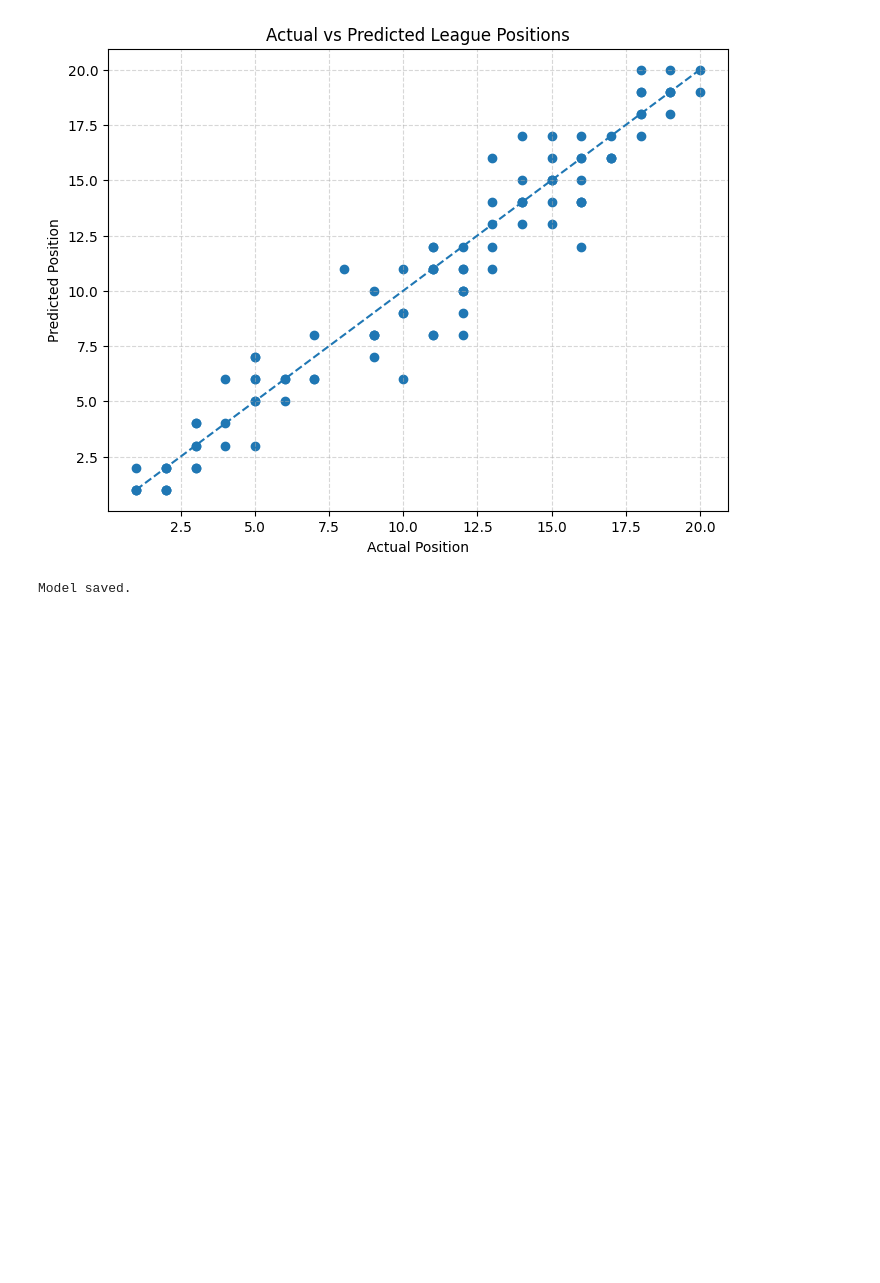
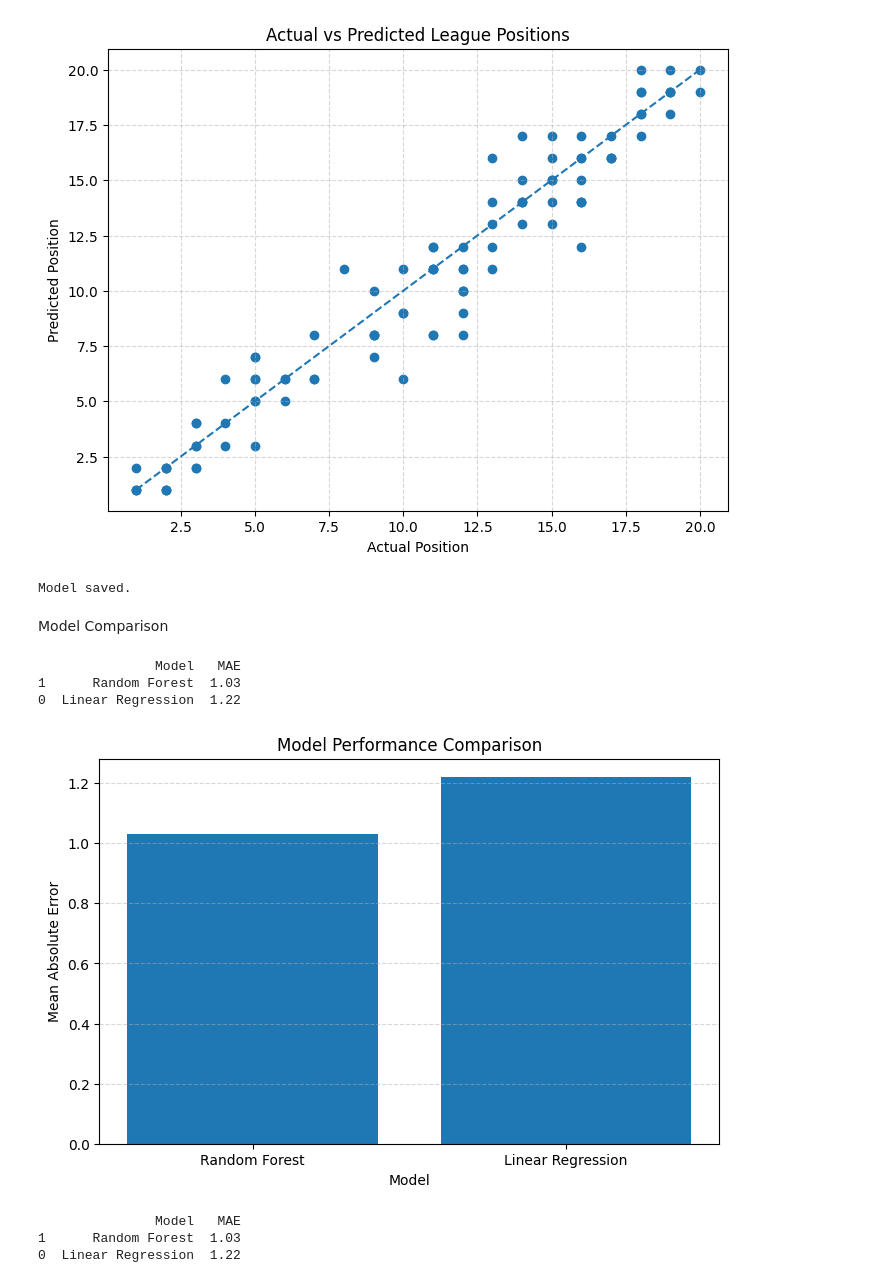
Before and after one commit to milliemcvey/prem-predictor, a Jupyter notebook: notebooks/04-model-training.ipynb, the cells around one changed output. Cells and saved outputs as stored; diff of their text form; code cells hidden in the pictures; blank space fills up the shorter version.

Commit message:
Model Performance Comparison

```diff
--- a/notebooks/04-model-training.ipynb
+++ b/notebooks/04-model-training.ipynb
@@ -120,3 +122,50 @@ joblib.dump(rf_model, "../models/epl_random_forest_model.pkl")
 print("Model saved.")
 # %% [output]
 Model saved.
+# %% [markdown]
+Model Comparison
+# %%
+# Compare model performance
+
+model_results = pd.DataFrame({
+    "Model": ["Linear Regression", "Random Forest"],
+    "MAE": [linear_mae, rf_mae]
+})
+
+model_results = model_results.sort_values(by="MAE", ascending=True)
+
+print(model_results)
+# %% [output]
+               Model   MAE
+1      Random Forest  1.03
+0  Linear Regression  1.22
+# %%
+# Plot model comparison
+
+plt.figure(figsize=(8,5))
+
+plt.bar(model_results["Model"], model_results["MAE"])
+
+plt.title("Model Performance Comparison")
+plt.xlabel("Model")
+plt.ylabel("Mean Absolute Error")
+
+plt.grid(axis="y", linestyle="--", alpha=0.5)
+
+plt.show()
+
+model_results = pd.DataFrame({
+    "Model": ["Linear Regression", "Random Forest"],
+    "MAE": [linear_mae, rf_mae]
+})
+
+model_results = model_results.sort_values(
+    by="MAE",
+    ascending=True
+)
+print(model_results)
+# %% [output]
+[figure, added]
+               Model   MAE
+1      Random Forest  1.03
+0  Linear Regression  1.22
```
Also changed, not shown: parts of 1 cell of this notebook.
